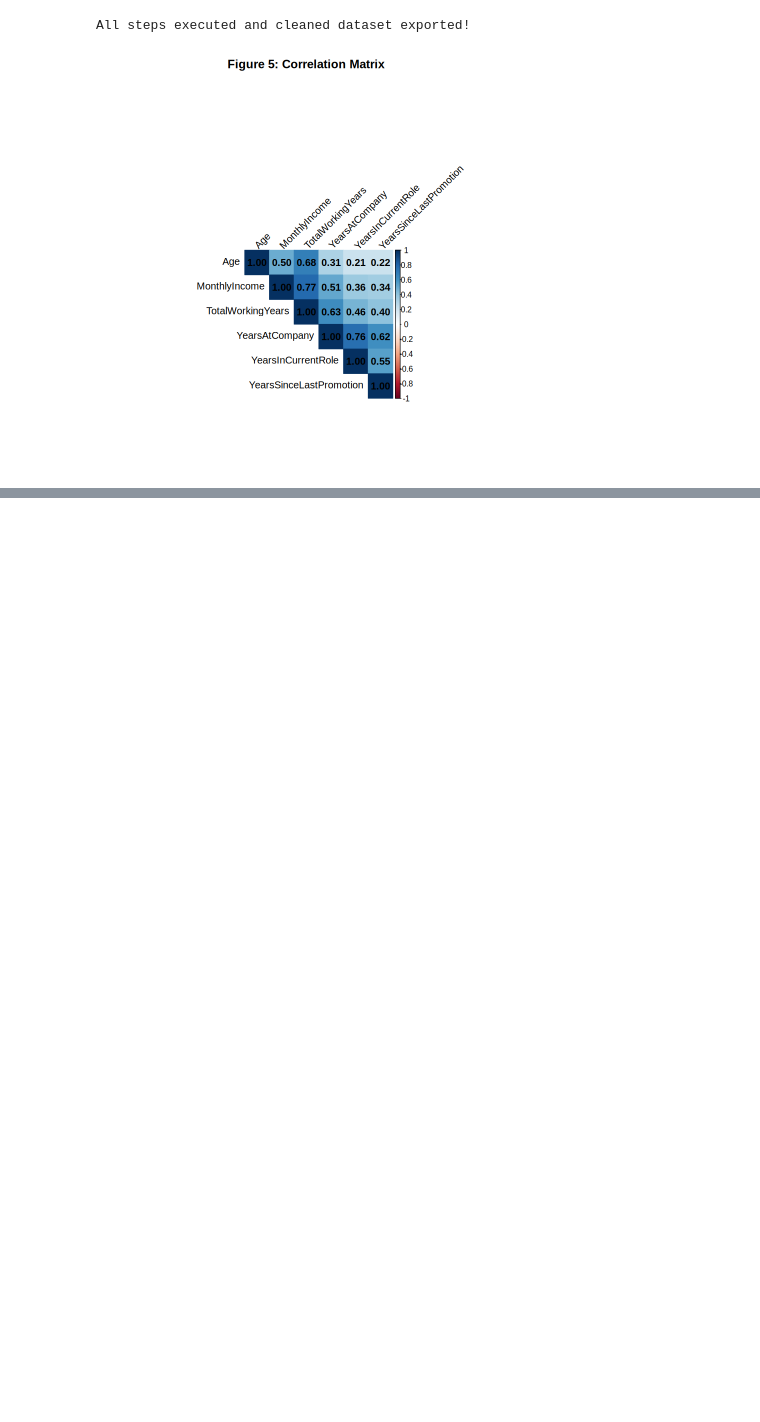
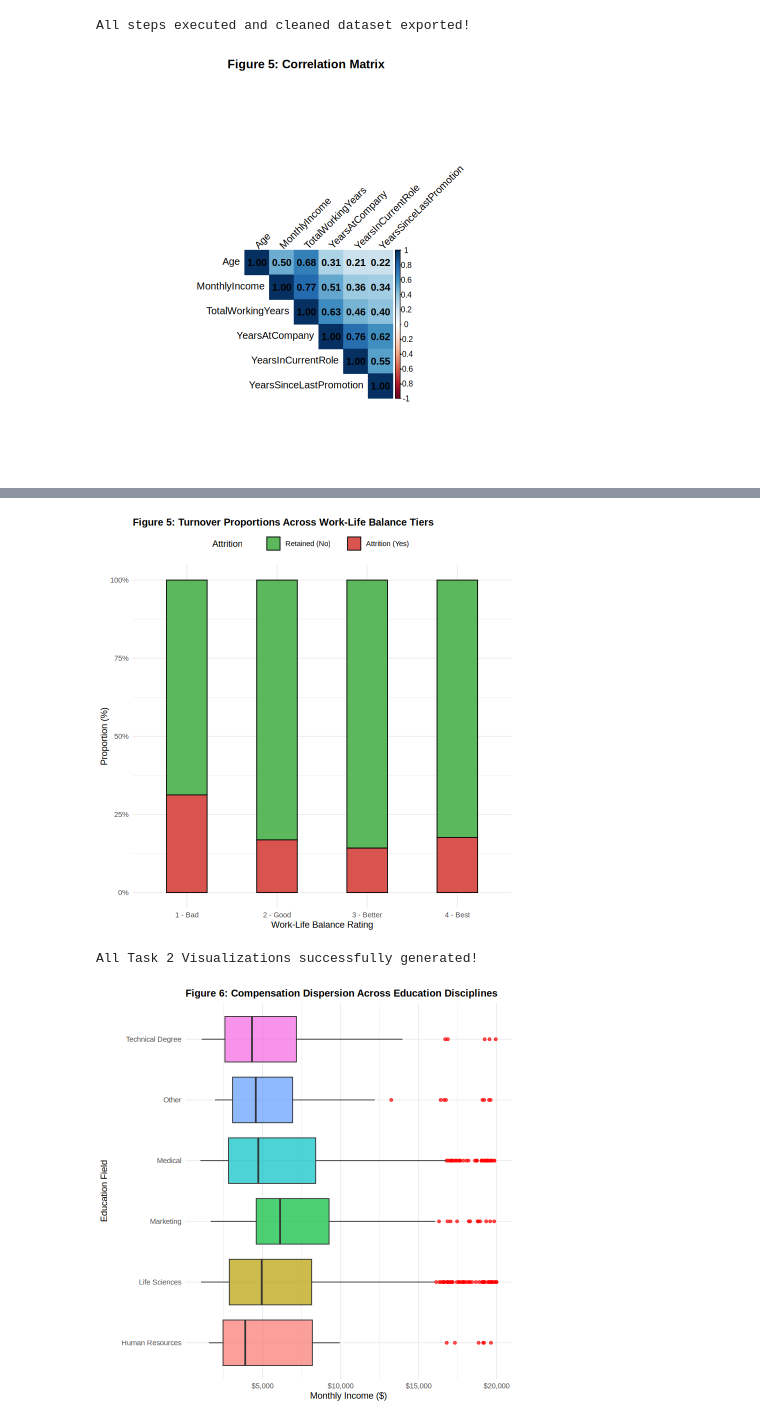
Before and after one commit to palak180706-source/yuva_interm_ibm_project, a Jupyter notebook: python-basics/google-colab-r.ipynb, the cells around one changed output, grey strips where cells are left out. Saved outputs shown, nothing was run; the diff lists cells and outputs as text; code cells hidden in the pictures; blank space fills up the shorter version.

```diff
--- a/python-basics/google-colab-r.ipynb
+++ b/python-basics/google-colab-r.ipynb
@@ -242,0 +331,32 @@ All steps executed and cleaned dataset exported!
+# %%
+# --- VISUALIZATION 5: 100% STACKED BAR CHART (Work-Life Balance vs Attrition) ---
+wlb_df <- hr_df %>%
+  mutate(WLB_Desc = factor(WorkLifeBalance, levels = 1:4, labels = c("1 - Bad", "2 - Good", "3 - Better", "4 - Best")))
+
+p5 <- ggplot(wlb_df, aes(x = WLB_Desc, fill = Attrition)) +
+  geom_bar(position = "fill", width = 0.45, color = "black") +
+  scale_y_continuous(labels = percent_format()) +
+  scale_fill_manual(values = c("No" = "#5cb85c", "Yes" = "#d9534f"),
+                    labels = c("Retained (No)", "Attrition (Yes)")) +
+  labs(title = "Figure 5: Turnover Proportions Across Work-Life Balance Tiers",
+       x = "Work-Life Balance Rating", y = "Proportion (%)") +
+  theme_minimal(base_size = 11) +
+  theme(plot.title = element_text(face = "bold", size = 12), legend.position = "top")
+print(p5)
+
+# --- VISUALIZATION 6: BOXPLOT (Compensation by Education Background) ---
+p6 <- ggplot(hr_df, aes(x = EducationField, y = MonthlyIncome, fill = EducationField)) +
+  geom_boxplot(alpha = 0.7, outlier.colour = "red", outlier.size = 1.5) +
+  scale_y_continuous(labels = dollar) +
+  coord_flip() +
+  labs(title = "Figure 6: Compensation Dispersion Across Education Disciplines",
+       x = "Education Field", y = "Monthly Income ($)") +
+  theme_minimal(base_size = 11) +
+  theme(plot.title = element_text(face = "bold", size = 12), legend.position = "none")
+print(p6)
+
+cat("All Task 2 Visualizations successfully generated!\n")
+# %% [output]
+[figure, added]
+All Task 2 Visualizations successfully generated!
+[figure, added]
```
Also changed, not shown: parts of 5 cells of this notebook.
